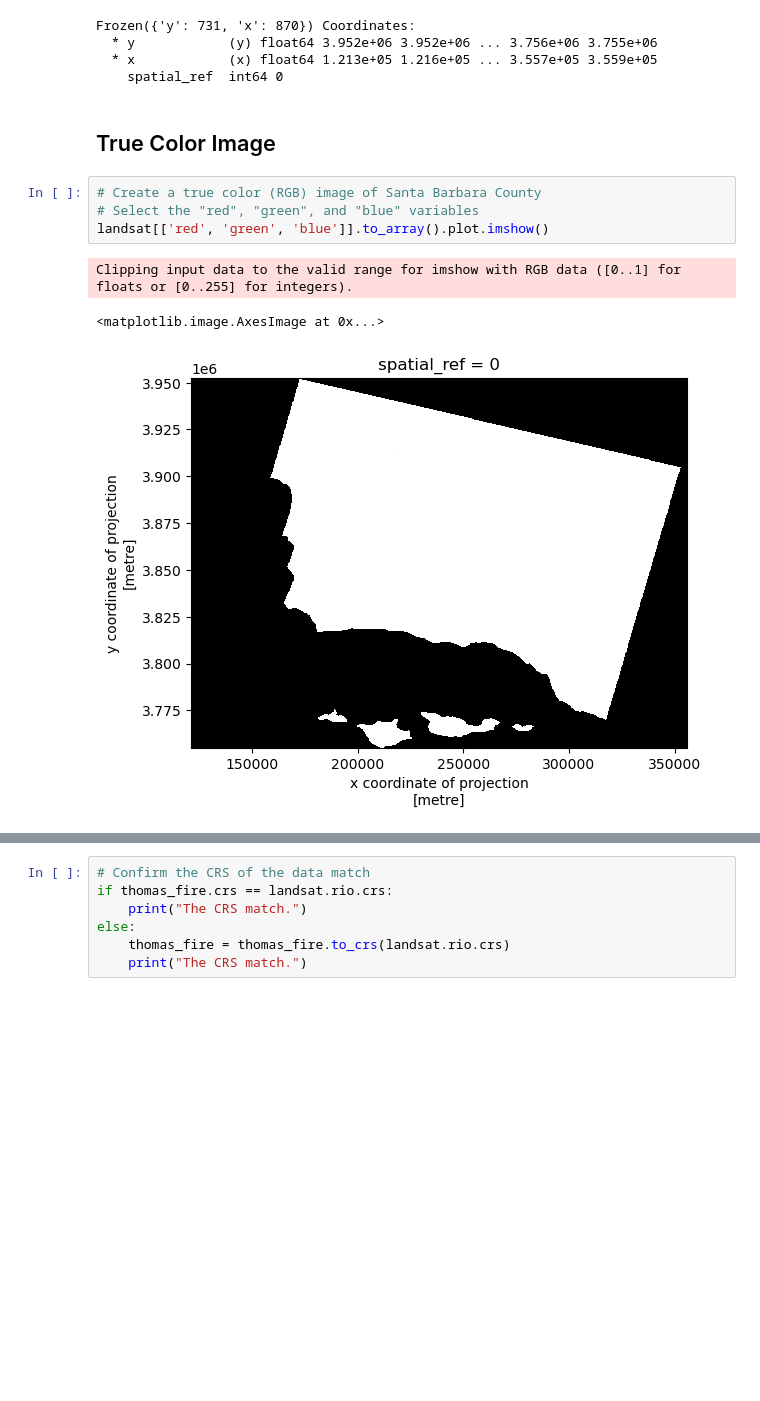
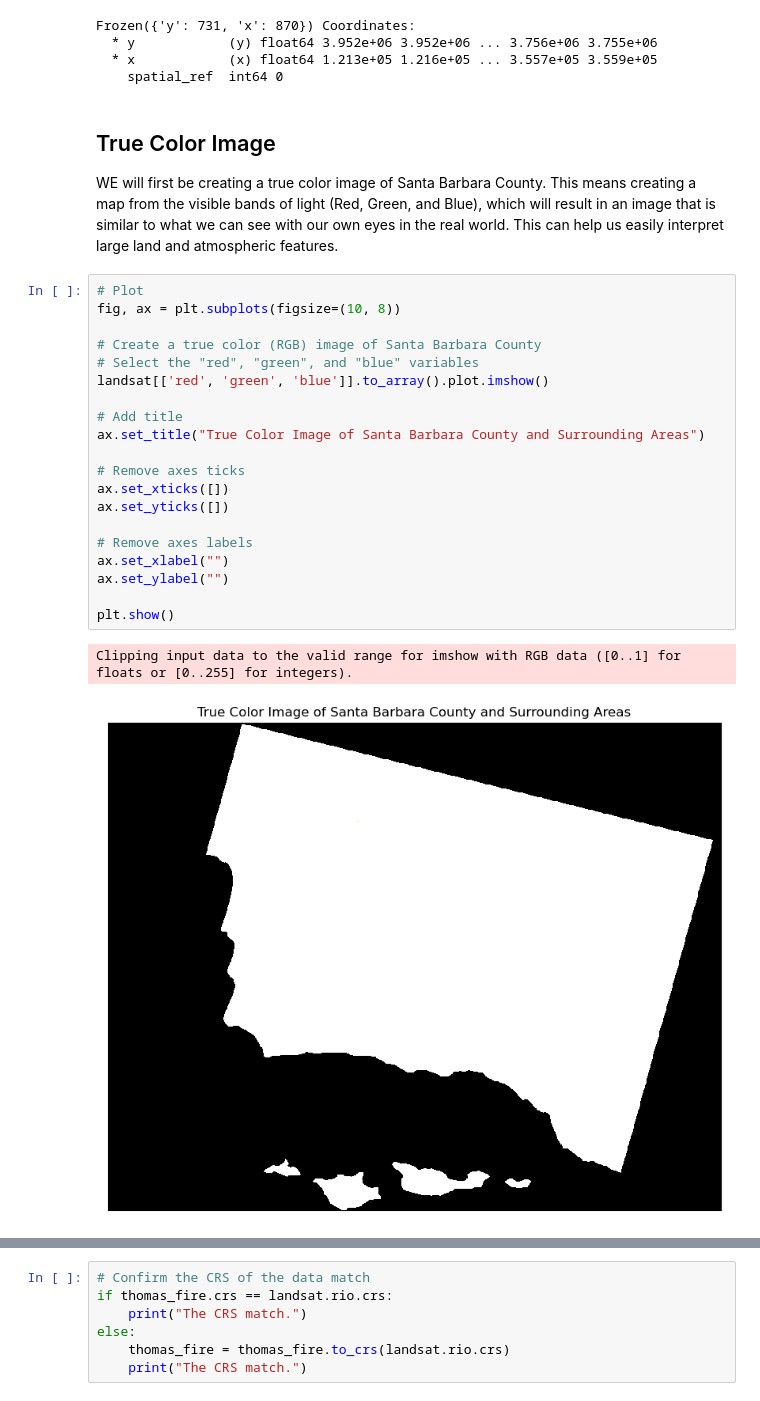
Before and after one commit to rfswick/rfswick.github.io, a Jupyter notebook: blogs/2024-12-04-thomas-fire-analysis/index.ipynb, the cells around one changed output, grey strips where cells are left out. Saved outputs shown, nothing was run; the diff lists cells and outputs as text; blank space fills up the shorter version.

```diff
--- a/blogs/2024-12-04-thomas-fire-analysis/index.ipynb
+++ b/blogs/2024-12-04-thomas-fire-analysis/index.ipynb
@@ -89,11 +90,28 @@ Frozen({'y': 731, 'x': 870}) Coordinates:
     spatial_ref  int64 0
 # %% [markdown]
 ## True Color Image
+
+WE will first be creating a true color image of Santa Barbara County. This means creating a map from the visible bands of light (Red, Green, and Blue), which will result in an image that is similar to what we can see with our own eyes in the real world. This can help us easily interpret large land and atmospheric features.
 # %%
+# Plot
+fig, ax = plt.subplots(figsize=(10, 8))
+
 # Create a true color (RGB) image of Santa Barbara County
 # Select the "red", "green", and "blue" variables
 landsat[['red', 'green', 'blue']].to_array().plot.imshow()
+
+# Add title
+ax.set_title("True Color Image of Santa Barbara County and Surrounding Areas")
+
+# Remove axes ticks
+ax.set_xticks([])
+ax.set_yticks([])
+
+# Remove axes labels
+ax.set_xlabel("")
+ax.set_ylabel("")
+
+plt.show()
 # %% [output]
 Clipping input data to the valid range for imshow with RGB data ([0..1] for floats or [0..255] for integers).
-<matplotlib.image.AxesImage at 0x...>
-[figure, old version]
+[figure, new version]
```
Also changed, not shown: parts of 22 cells of this notebook, 9 other files.
